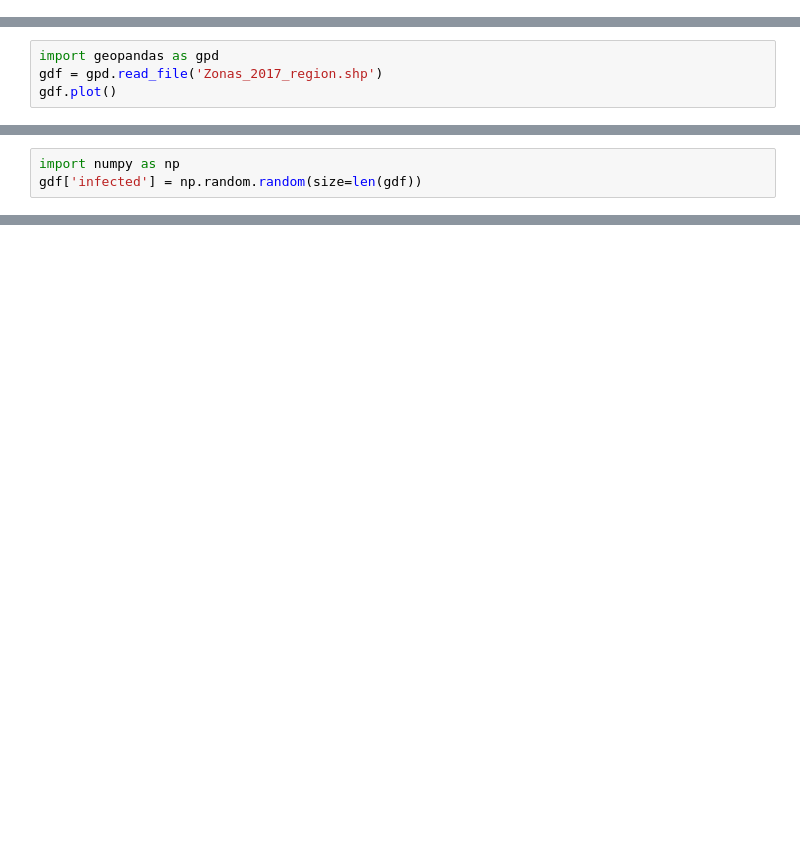
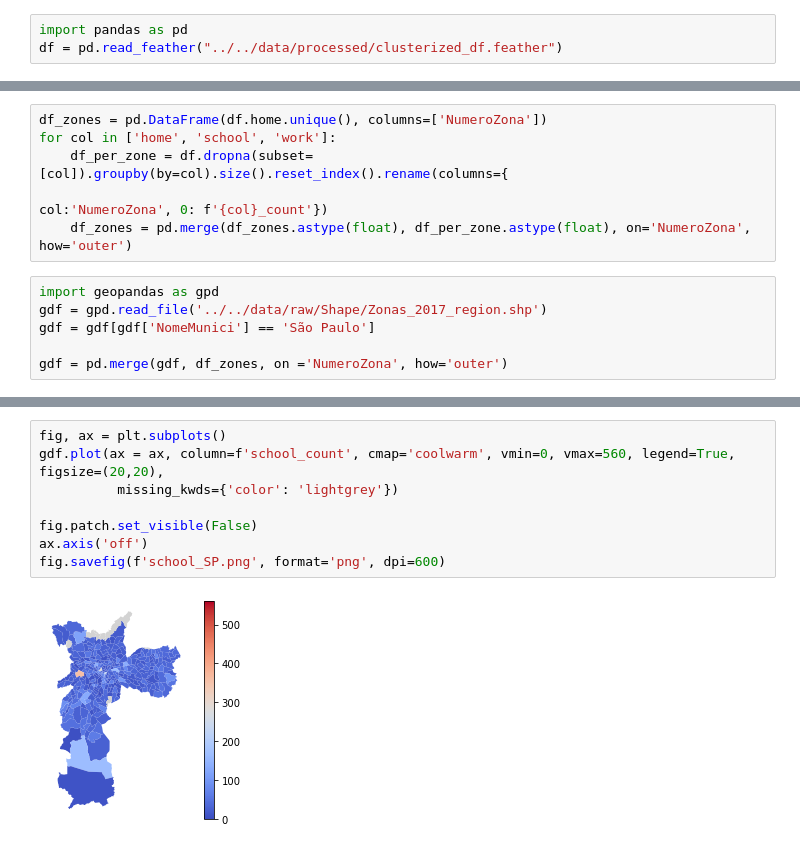
Before and after one commit to yambanis/CovidMDP, a Jupyter notebook: notebooks/Geopandas SP/GeoPandas SP.ipynb, the cells around one changed output, grey strips where cells are left out. Saved outputs shown, nothing was run; the diff lists cells and outputs as text; blank space fills up the shorter version.

```diff
--- a/notebooks/Geopandas SP/GeoPandas SP.ipynb
+++ b/notebooks/Geopandas SP/GeoPandas SP.ipynb
@@ -0,0 +1,3 @@
+# %%
+import pandas as pd
+df = pd.read_feather("../../data/processed/clusterized_df.feather")
@@ -1,4 +6,12 @@
+# %%
+df_zones = pd.DataFrame(df.home.unique(), columns=['NumeroZona'])
+for col in ['home', 'school', 'work']:
+    df_per_zone = df.dropna(subset=[col]).groupby(by=col).size().reset_index().rename(columns={
+                                                                                col:'NumeroZona', 0: f'{col}_count'})
+    df_zones = pd.merge(df_zones.astype(float), df_per_zone.astype(float), on='NumeroZona', how='outer')
 # %%
 import geopandas as gpd
-gdf = gpd.read_file('Zonas_2017_region.shp')
-gdf.plot()
+gdf = gpd.read_file('../../data/raw/Shape/Zonas_2017_region.shp')
+gdf = gdf[gdf['NomeMunici'] == 'São Paulo']
+
+gdf = pd.merge(gdf, df_zones, on ='NumeroZona', how='outer')
@@ -13,3 +17,0 @@ or from the matplotlib source distribution
-# %%
-import numpy as np
-gdf['infected'] = np.random.random(size=len(gdf))
@@ -50,0 +44,10 @@ KeyError: 'continent'
+# %%
+fig, ax = plt.subplots()
+gdf.plot(ax = ax, column=f'school_count', cmap='coolwarm', vmin=0, vmax=560, legend=True, figsize=(20,20),
+          missing_kwds={'color': 'lightgrey'})
+
+fig.patch.set_visible(False)
+ax.axis('off')
+fig.savefig(f'school_SP.png', format='png', dpi=600)
+# %% [output]
+[figure, added]
```
Also changed, not shown: parts of 14 cells of this notebook, 4 other files.
